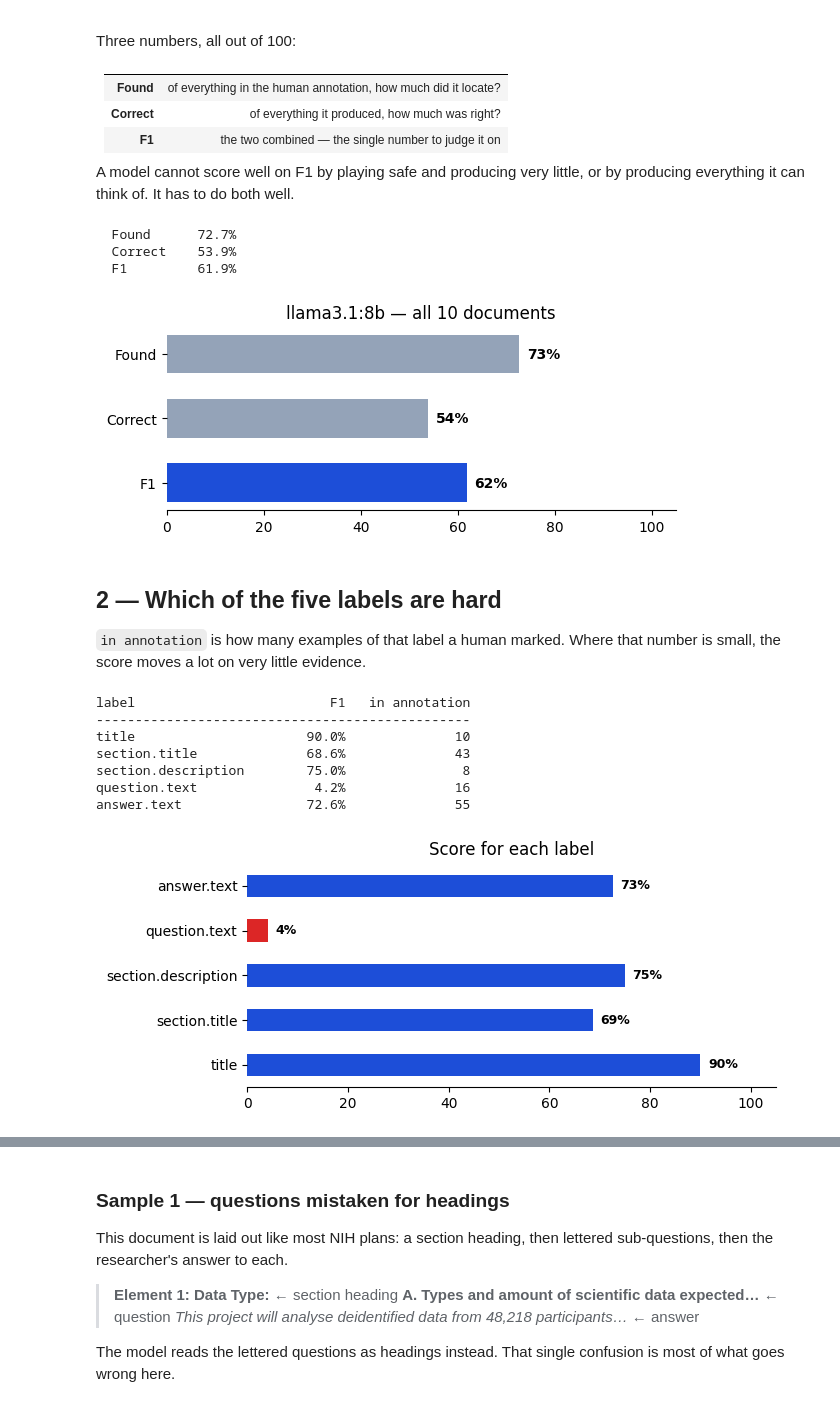
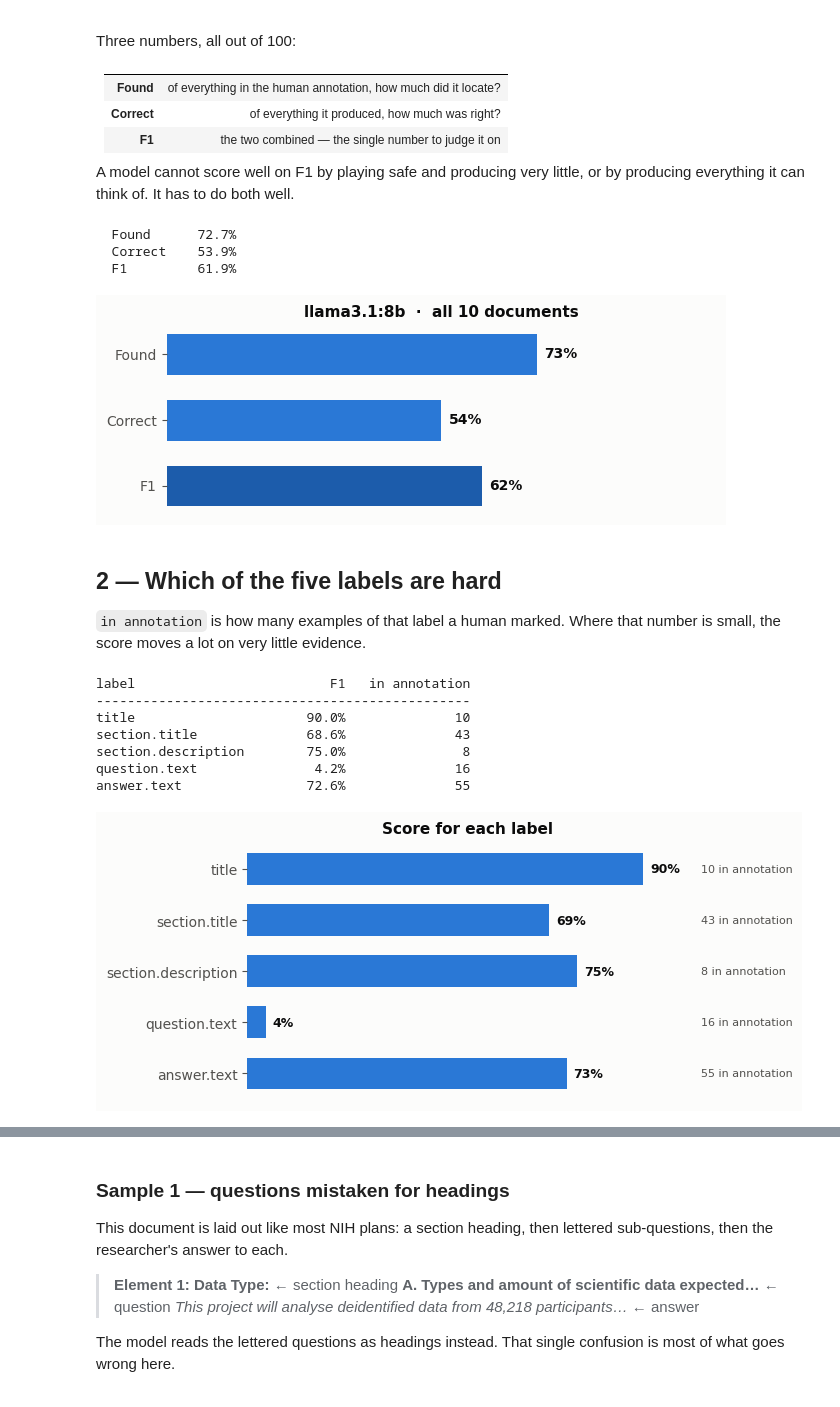
Before and after one commit to fairdataihub/dmpbridge, a Jupyter notebook: notebooks/1-llama31-8b-results-pdfplumber.ipynb, the cells around one changed output, grey strips where cells are left out. Cells and saved outputs as stored; diff of their text form; code cells hidden in the pictures.

```diff
--- a/notebooks/1-llama31-8b-results-pdfplumber.ipynb
+++ b/notebooks/1-llama31-8b-results-pdfplumber.ipynb
@@ -28,7 +28,27 @@ from dmpbridge.evaluation.annotation_rules import (
 )
 
 MODEL, TAG = 'llama3.1:8b', 'llama3.1-8b_pdfplumber_whole_doc'
-BLUE, GREEN, GREY = '#1d4ed8', '#059669', '#94a3b8'
+# Colours are the reference data-viz palette, used unchanged: a single blue hue
+# for magnitude, and its sequential ramp for the heatmap. One measure, one hue —
+# no categorical colouring, so nothing here encodes identity by colour alone.
+BLUE      = '#2a78d6'   # slot 1
+BLUE_DARK = '#1c5cab'   # same hue, darker step — used to emphasise, not recolour
+INK       = '#0b0b0b'
+MUTED     = '#52514e'
+SURFACE   = '#fcfcfb'
+RAMP      = ['#cde2fb', '#b7d3f6', '#9ec5f4', '#86b6ef', '#6da7ec',
+             '#5598e7', '#3987e5', '#2a78d6', '#256abf', '#1c5cab', '#184f95']
+
+from matplotlib.colors import LinearSegmentedColormap
+BLUES = LinearSegmentedColormap.from_list('dmp_blue', ['#ffffff'] + RAMP)
+
+plt.rcParams.update({
+    'figure.facecolor': SURFACE, 'axes.facecolor': SURFACE,
+    'text.color': INK, 'axes.labelcolor': MUTED,
+    'xtick.color': MUTED, 'ytick.color': MUTED,
+    'axes.edgecolor': '#d8d8d4', 'axes.titlecolor': INK,
+    'font.size': 10, 'axes.titlesize': 11, 'axes.titleweight': 'bold',
+})
 
 df_a, conf_a, err_a = load_method_old(TAG, exclude=[])
 convert_tag_to_final(TAG)
@@ -52,27 +72,28 @@ producing everything it can think of. It has to do both well.
 # %%
 m = micro_prf1(conf_a)
 print(f'  Found     {m["recall"] * 100:5.1f}%')
 print(f'  Correct   {m["precision"] * 100:5.1f}%')
 print(f'  F1        {m["f1"] * 100:5.1f}%')
 
-fig, ax = plt.subplots(figsize=(6, 2.6))
+fig, ax = plt.subplots(figsize=(6.4, 2.4))
 vals = [m['recall'] * 100, m['precision'] * 100, m['f1'] * 100]
 bars = ax.barh(['Found', 'Correct', 'F1'], vals,
-               color=[GREY, GREY, BLUE], height=0.6)
+               color=[BLUE, BLUE, BLUE_DARK], height=0.62)
 for b, v in zip(bars, vals):
     ax.text(v + 1.5, b.get_y() + b.get_height() / 2, f'{v:.0f}%',
-            va='center', fontweight='bold')
-ax.set_xlim(0, 105)
+            va='center', fontweight='bold', color=INK, fontsize=10)
+ax.set_xlim(0, 108)
+ax.set_xticks([])
 ax.invert_yaxis()
-ax.set_title(f'{MODEL} — all 10 documents')
-sns.despine(left=True)
+ax.set_title(f'{MODEL}  ·  all 10 documents')
+sns.despine(left=True, bottom=True)
 plt.tight_layout()
 plt.show()
 # %% [output]
   Found      72.7%
   Correct    53.9%
   F1         61.9%
-[figure, old version]
+[figure, new version]
 # %% [markdown]
 ## 2 — Which of the five labels are hard
 
@@ -86,14 +107,21 @@ print('-' * 48)
 for lab, r in fa.iterrows():
     print(f"{lab:<24}{r['f1'] * 100:>7.1f}%{int(r['support']):>16}")
 
-ax = (fa['f1'] * 100).plot(kind='barh', figsize=(7, 3),
-                           color=[BLUE if v > 0.5 else '#dc2626' for v in fa['f1']])
-for i, v in enumerate(fa['f1'] * 100):
-    ax.text(v + 1.5, i, f'{v:.0f}%', va='center', fontweight='bold', fontsize=9)
-ax.set_xlim(0, 105)
-ax.set_ylabel('')
+fig, ax = plt.subplots(figsize=(7.2, 3.1))
+vals = (fa['f1'] * 100).values
+ax.barh(range(len(fa)), vals, color=BLUE, height=0.62)
+for i, (v, n) in enumerate(zip(vals, fa['support'])):
+    ax.text(v + 1.5, i, f'{v:.0f}%', va='center', fontweight='bold',
+            color=INK, fontsize=9)
+    ax.text(103, i, f'{int(n)} in annotation', va='center',
+            color=MUTED, fontsize=8)
+ax.set_yticks(range(len(fa)))
+ax.set_yticklabels(fa.index)
+ax.set_xlim(0, 100)
+ax.set_xticks([])
+ax.invert_yaxis()
 ax.set_title('Score for each label')
-sns.despine(left=True)
+sns.despine(left=True, bottom=True)
 plt.tight_layout()
 plt.show()
 # %% [output]
@@ -104,4 +132,4 @@ section.title              68.6%              43
 section.description        75.0%               8
 question.text               4.2%              16
 answer.text                72.6%              55
-[figure, old version]
+[figure, new version]
```
Also changed, not shown: parts of 3 cells of this notebook.
